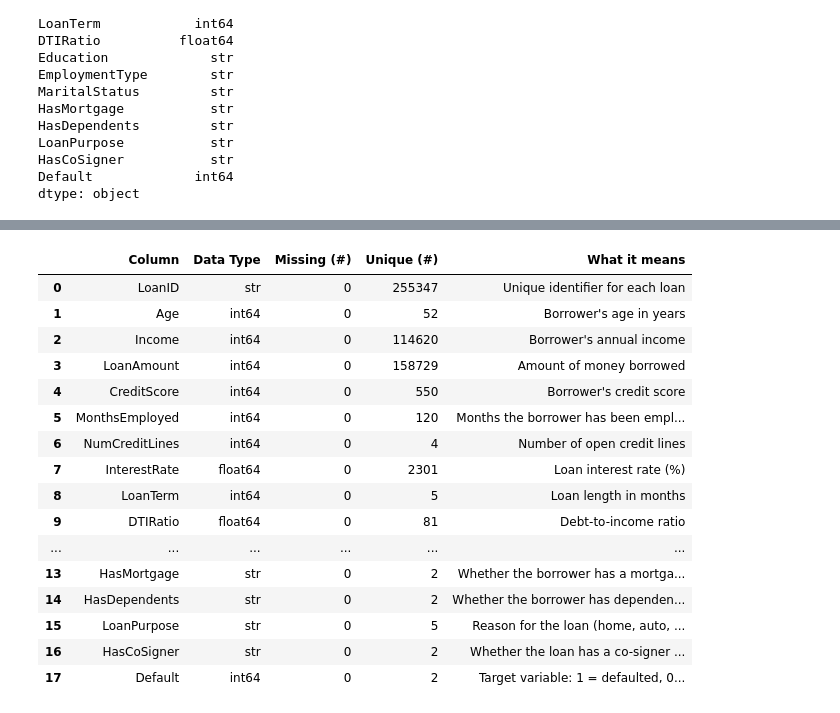
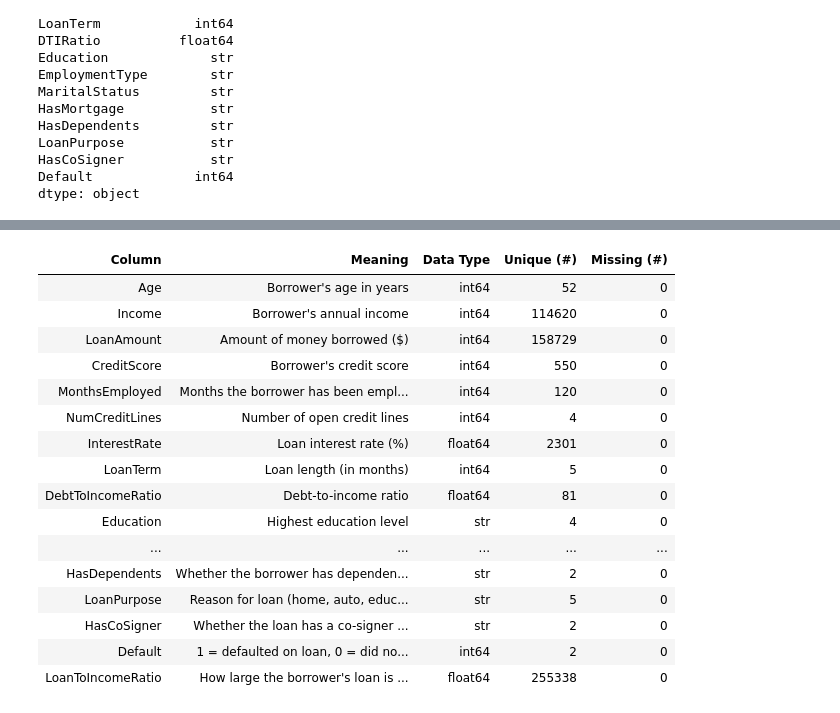
Before and after one commit to sayuri005/DS6021_Final_Project, a Jupyter notebook: Corrine/first_exploration.ipynb, the cells around one changed output, grey strips where cells are left out. Cells and saved outputs as stored; diff of their text form; code cells hidden in the pictures.

```diff
--- a/Corrine/first_exploration.ipynb
+++ b/Corrine/first_exploration.ipynb
@@ -69,0 +74,3 @@ dtype: object
+# %%
+clean_loan_df = pd.read_csv("Loan_default_cleaned.csv")
+clean_loan_df.columns
@@ -70,53 +84,57 @@ dtype: object
 # %%
-# make data dictionary
+# create descriptions for vars to include in data dictionary
+# might not include LoanID (?) in data dictionary since it's just a unique identifier
 col_descriptions = {
-    "LoanID": "Unique identifier for each loan",
+    "LoanID": "Unique identifier for the loan",
     "Age": "Borrower's age in years",
     "Income": "Borrower's annual income",
-    "LoanAmount": "Amount of money borrowed",
+    "LoanAmount": "Amount of money borrowed ($)",
     "CreditScore": "Borrower's credit score",
     "MonthsEmployed": "Months the borrower has been employed",
     "NumCreditLines": "Number of open credit lines",
     "InterestRate": "Loan interest rate (%)",
-    "LoanTerm": "Loan length in months",
-    "DTIRatio": "Debt-to-income ratio",
+    "LoanTerm": "Loan length (in months)",
+    "DebtToIncomeRatio": "Debt-to-income ratio",
     "Education": "Highest education level",
     "EmploymentType": "Employment status (full-time, part-time, self-employed, unemployed)",
     "MaritalStatus": "Marital status",
-    "HasMortgage": "Whether the borrower has a mortgage (Yes/No)",
-    "HasDependents": "Whether the borrower has dependents (Yes/No)",
-    "LoanPurpose": "Reason for the loan (home, auto, education, business, other)",
-    "HasCoSigner": "Whether the loan has a co-signer (Yes/No)",
-    "Default": "Target variable: 1 = defaulted, 0 = did not default",
+    "HasMortgage": "Whether the borrower has a mortgage (yes/no)",
+    "HasDependents": "Whether the borrower has dependents (yes/no)",
+    "LoanPurpose": "Reason for loan (home, auto, education, business, other)",
+    "HasCoSigner": "Whether the loan has a co-signer (yes/no)",
+    "Default": "1 = defaulted on loan, 0 = did not default",
+    "LoanToIncomeRatio": "How large the borrower's loan is relative to their income",
 }
 
+# create actual data dictionary
 data_dictionary = pd.DataFrame({
-    "Column": loan_df.columns,
-    "Data Type": loan_df.dtypes.astype(str).values,
-    "Missing (#)": loan_df.isna().sum().values,
-    "Unique (#)": loan_df.nunique().values,
-    "What it means": loan_df.columns.map(col_descriptions),
-})
+    "Meaning": clean_loan_df.columns.map(col_descriptions),
+    "Data Type": clean_loan_df.dtypes,
+    "Unique (#)": clean_loan_df.nunique(),
+    "Missing (#)": clean_loan_df.isna().sum(),
+}).rename_axis("Column").reset_index() # rename the axis label
 
-data_dictionary
+pd.set_option("display.max_colwidth", None) # display all text in meaning column
+
+data_dictionary.style.hide(axis="index") # hides the 0, 1, 2, etc. row numbers
 # %% [output]
-|  | Column | Data Type | Missing (#) | Unique (#) | What it means |
-| 0 | LoanID | str | 0 | 255347 | Unique identifier for each loan |
-| 1 | Age | int64 | 0 | 52 | Borrower's age in years |
-| 2 | Income | int64 | 0 | 114620 | Borrower's annual income |
-| 3 | LoanAmount | int64 | 0 | 158729 | Amount of money borrowed |
-| 4 | CreditScore | int64 | 0 | 550 | Borrower's credit score |
-| 5 | MonthsEmployed | int64 | 0 | 120 | Months the borrower has been empl... |
-| 6 | NumCreditLines | int64 | 0 | 4 | Number of open credit lines |
-| 7 | InterestRate | float64 | 0 | 2301 | Loan interest rate (%) |
-| 8 | LoanTerm | int64 | 0 | 5 | Loan length in months |
-| 9 | DTIRatio | float64 | 0 | 81 | Debt-to-income ratio |
-| ... | ... | ... | ... | ... | ... |
-| 13 | HasMortgage | str | 0 | 2 | Whether the borrower has a mortga... |
-| 14 | HasDependents | str | 0 | 2 | Whether the borrower has dependen... |
-| 15 | LoanPurpose | str | 0 | 5 | Reason for the loan (home, auto, ... |
-| 16 | HasCoSigner | str | 0 | 2 | Whether the loan has a co-signer ... |
-| 17 | Default | int64 | 0 | 2 | Target variable: 1 = defaulted, 0... |
+| Column | Meaning | Data Type | Unique (#) | Missing (#) |
+| Age | Borrower's age in years | int64 | 52 | 0 |
+| Income | Borrower's annual income | int64 | 114620 | 0 |
+| LoanAmount | Amount of money borrowed ($) | int64 | 158729 | 0 |
+| CreditScore | Borrower's credit score | int64 | 550 | 0 |
+| MonthsEmployed | Months the borrower has been empl... | int64 | 120 | 0 |
+| NumCreditLines | Number of open credit lines | int64 | 4 | 0 |
+| InterestRate | Loan interest rate (%) | float64 | 2301 | 0 |
+| LoanTerm | Loan length (in months) | int64 | 5 | 0 |
+| DebtToIncomeRatio | Debt-to-income ratio | float64 | 81 | 0 |
+| Education | Highest education level | str | 4 | 0 |
+| ... | ... | ... | ... | ... |
+| HasDependents | Whether the borrower has dependen... | str | 2 | 0 |
+| LoanPurpose | Reason for loan (home, auto, educ... | str | 5 | 0 |
+| HasCoSigner | Whether the loan has a co-signer ... | str | 2 | 0 |
+| Default | 1 = defaulted on loan, 0 = did no... | int64 | 2 | 0 |
+| LoanToIncomeRatio | How large the borrower's loan is ... | float64 | 255338 | 0 |
 # %%
 # looking at variable distributions
 num_cols = ["Age", "Income", "LoanAmount", "CreditScore", "MonthsEmployed",
```
Also changed, not shown: parts of 11 cells of this notebook.
